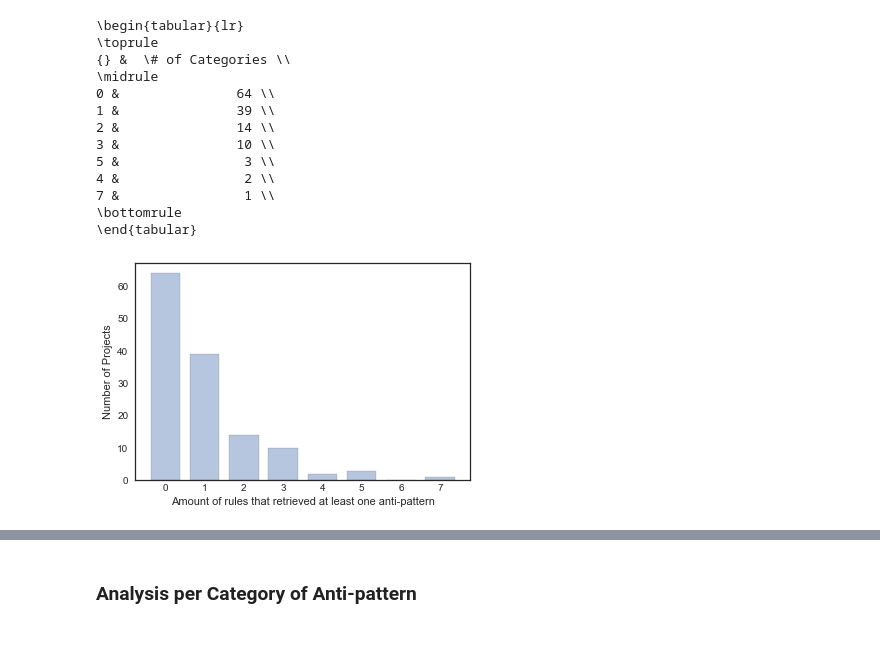
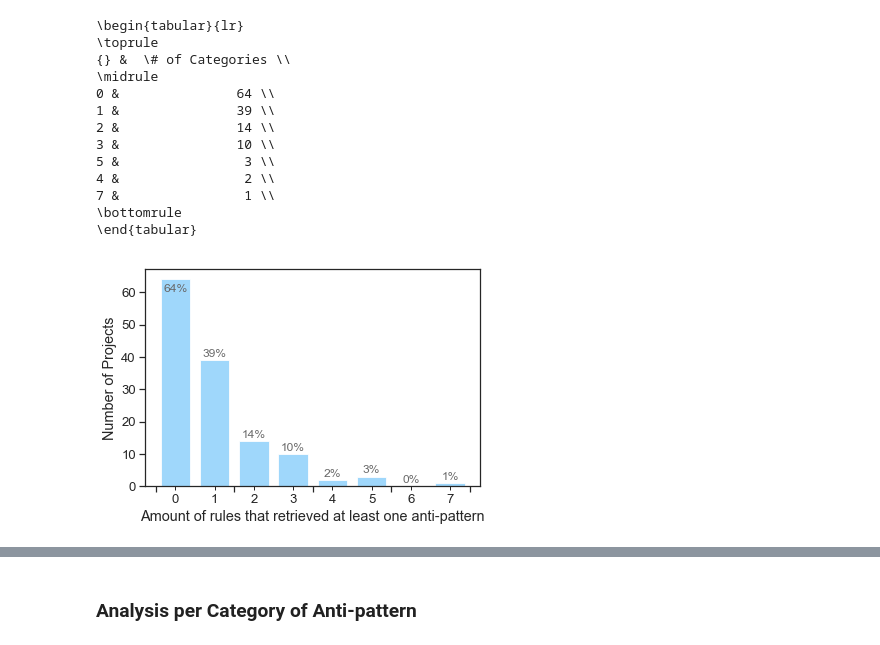
Before and after one commit to DiegoEliasCosta/spotjmhbugs, a Jupyter notebook: script/detected_bug_analysis.ipynb, the cells around one changed output, grey strips where cells are left out. Saved outputs shown, nothing was run; the diff lists cells and outputs as text; code cells hidden in the pictures.

```diff
--- a/script/detected_bug_analysis.ipynb
+++ b/script/detected_bug_analysis.ipynb
@@ -18,5 +19,10 @@ projects = pd.read_csv(projects_ranking_file, sep=',')
 # Normalize columns
 projects['xml'] = projects['project'].apply(lambda x: x.split('/')[1] + '.xml')
 projects['name'] = projects['project'].apply(lambda x: x.split('/')[1])
+# %%
+# Normalizing the plot colors
+COLOR = 'cornflowerblue'
+COLOR = 'lightskyblue'
+ALPHA = .8
 # %% [markdown]
 ## Remove Projects that could not be analyzed
@@ -155,6 +104,7 @@ columns_to_export = [
     'JMH_UNSINKED_VARIABLE',
    # 'JMH_DEAD_STORE_VARIABLE',
     'JMH_IGNORED_STATIC_METHOD_RETURN',
+    'JMH_IGNORED_STATIC_PRIMITIVE_METHOD_RETURN',
     'JMH_STATE_FINAL_PRIMITIVE',
     'JMH_UNSAFELOOP_INSIDE_BENCHMARK',
     #'JMH_STATE_FINAL_STATIC_PRIMITIVE',
@@ -181,15 +131,10 @@ bug_type_dict = {
     'JMH_UNSINKED_VARIABLE': 'UNSINK',
  #   'JMH_DEAD_STORE_VARIABLE': 'DEAD',
     'JMH_IGNORED_STATIC_METHOD_RETURN': 'STAT',
+    'JMH_IGNORED_STATIC_PRIMITIVE_METHOD_RETURN': 'STAT2',
     'JMH_STATE_FINAL_PRIMITIVE': 'FINA',
 
 }
 
 analyzed = analyzed[columns_to_export]
-
 analyzed = analyzed.rename(columns=bug_type_dict)
-latex = analyzed[:top]
-latex = latex.fillna('')
-latex = latex.replace({0: ''})
-
-print(latex.to_latex())
@@ -213,0 +151,10 @@ javaslang-circuitbreaker &    224 &     17 &      &      &      &        &
+# %%
+# Consolidate both STAT
+analyzed['STAT'] = analyzed['STAT'] + analyzed['STAT2']
+analyzed = analyzed.drop(['STAT2'], axis=1)
+
+latex = analyzed[:top]
+latex = latex.fillna('')
+latex = latex.replace({0: ''})
+
+print(latex.to_latex())
@@ -257,24 +220,35 @@ print(counts.to_latex())
 # %%
 import seaborn as sns
 %matplotlib inline
 import matplotlib.pyplot as plt
 import matplotlib.ticker as ticker
 
-sns.set(font_scale=1)
-sns.set_style("white")
+sns.set(font_scale=1.2)
+plt.figure(figsize=(6,4))
+sns.set_style("ticks")
 
-ax = sns.distplot(df['# of Categories'], kde=False, bins=range(0,9),
-             hist_kws={'edgecolor':'black', 'rwidth':0.75, 'alpha':.4})
+ax = sns.distplot(df['# of Categories'], kde=False, bins=range(0,9), color=COLOR,
+             hist_kws={'rwidth':0.75, 'alpha':ALPHA})
 
 ax.set(xlabel='Amount of rules that retrieved at least one anti-pattern', ylabel='Number of Projects',)
+
+# Annotate Bars
+for p in ax.patches:
+    if p.get_height() > 50:
+        offset = -3
+    else:
+        offset = +2
+    ax.annotate("%.0f%%" % p.get_height(), (p.get_x() + p.get_width() / 2., p.get_height() + offset),
+         ha='center', va='center', rotation=0, xytext=(0, 0), textcoords='offset points',fontsize=12, color='dimgray')  #vertical bars
+
 
 # Hide major tick labels
 ax.xaxis.set_major_formatter(ticker.NullFormatter())
 
 # Centralize minor tick labels
 ax.xaxis.set_minor_locator(ticker.FixedLocator([0.5,1.5,2.5,3.5,4.5,5.5,6.5,7.5]))
 ax.xaxis.set_minor_formatter(ticker.FixedFormatter(['0','1','2','3','4','5','6','7', '']))
 
 plt.savefig(os.path.join(folder, '..', 'figs', 'projects-rules-ditribution.pdf'))
 # %% [output]
-[figure, old version]
+[figure, new version]
```
Also changed, not shown: parts of 19 cells of this notebook, 6 other files.
